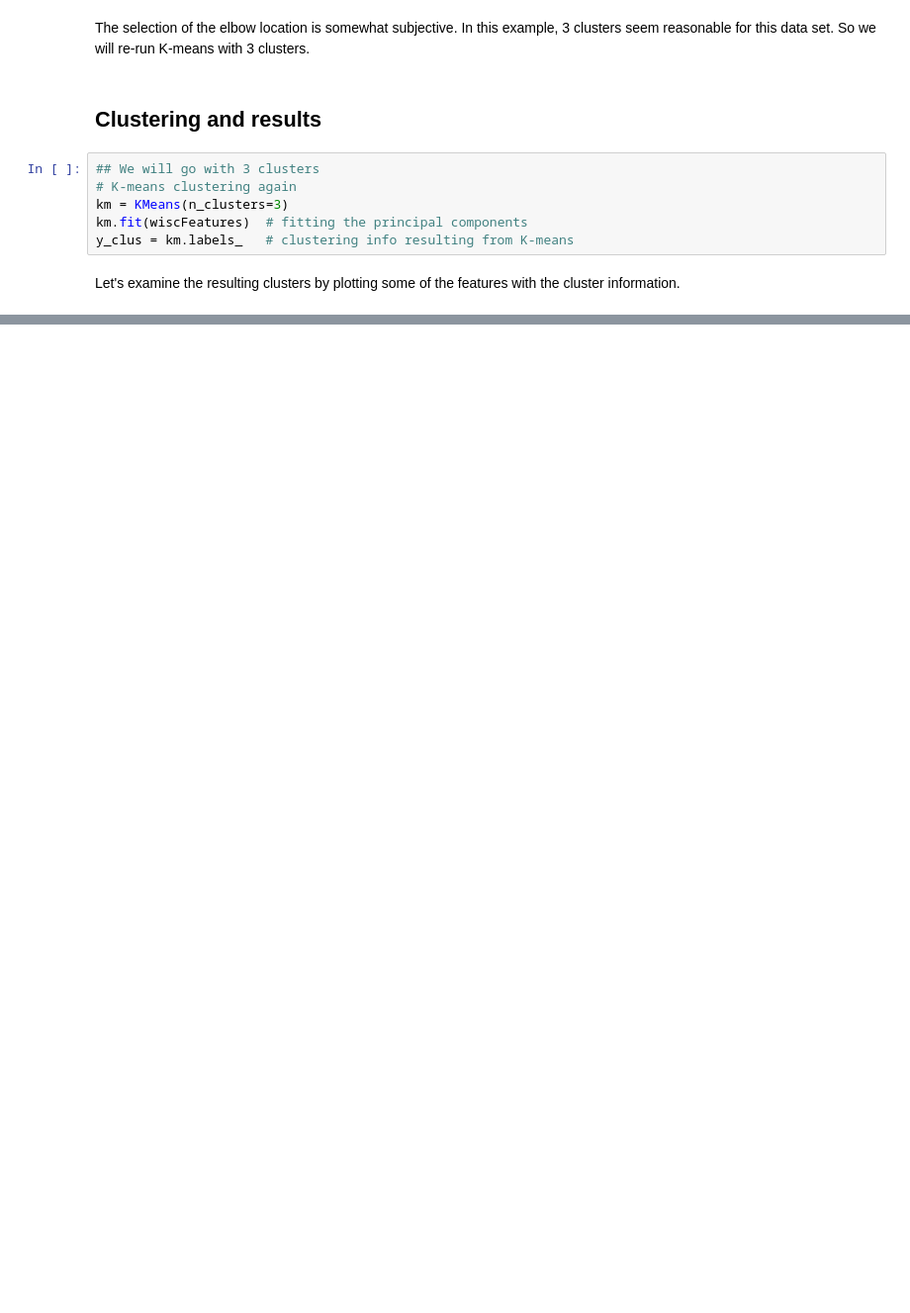
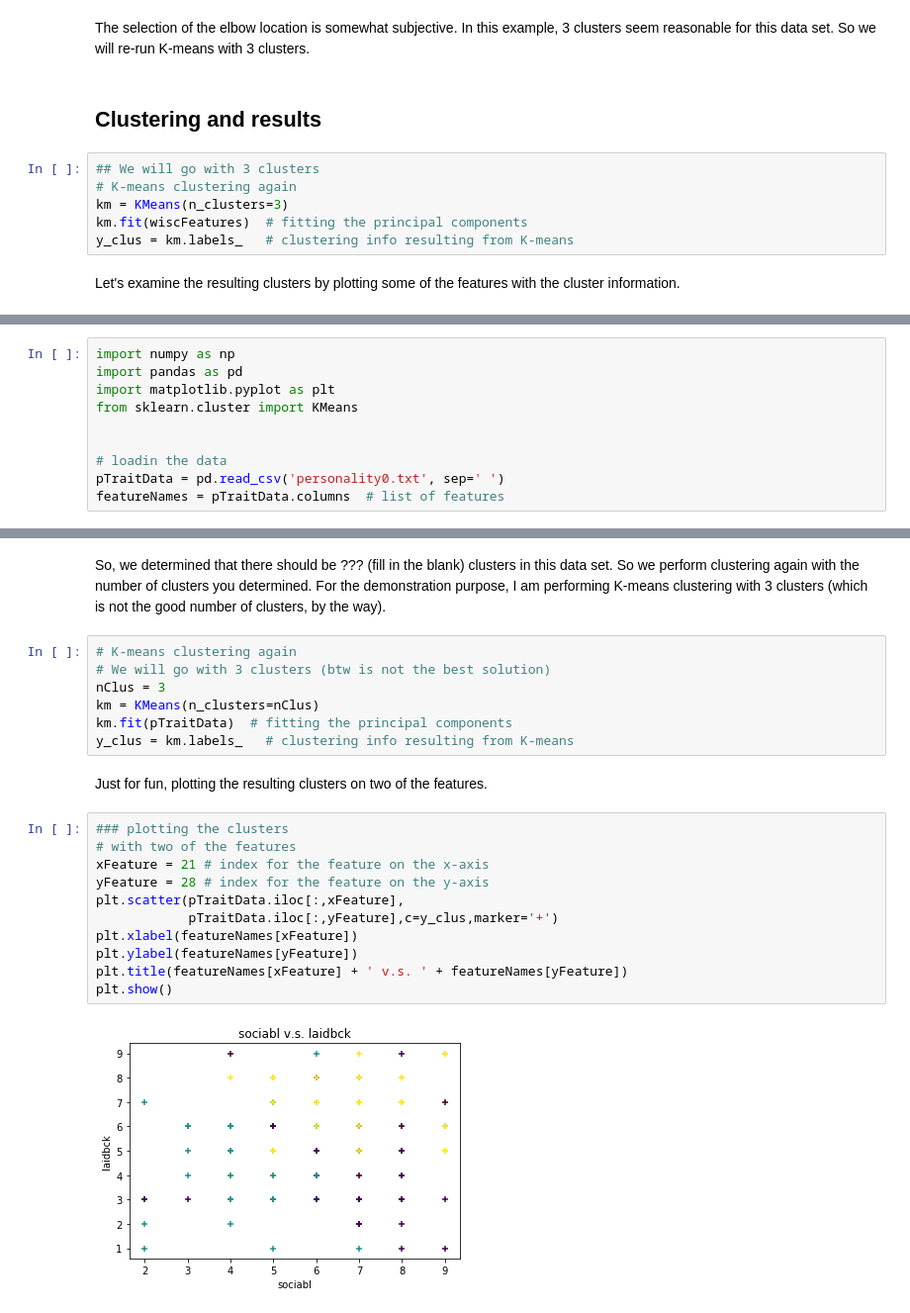
Before and after one commit to sathayas/JupyterPythonFall2019, a Jupyter notebook: Clustering.ipynb, the cells around one changed output, grey strips where cells are left out. Shown: that part at 99% size. Drawn from its saved outputs; the diff is of its cells as text; blank space fills up the shorter version.

```diff
--- a/Clustering.ipynb
+++ b/Clustering.ipynb
@@ -355,0 +366,10 @@ plt.show()
+# %%
+import numpy as np
+import pandas as pd
+import matplotlib.pyplot as plt
+from sklearn.cluster import KMeans
+
+
+# loadin the data
+pTraitData = pd.read_csv('personality0.txt', sep=' ')
+featureNames = pTraitData.columns  # list of features
@@ -355,0 +381,24 @@ plt.show()
+# %% [markdown]
+So, we determined that there should be ??? (fill in the blank) clusters in this data set. So we perform clustering again with the number of clusters you determined. For the demonstration purpose, I am performing K-means clustering with 3 clusters (which is not the good number of clusters, by the way).
+# %%
+# K-means clustering again
+# We will go with 3 clusters (btw is not the best solution)
+nClus = 3
+km = KMeans(n_clusters=nClus)
+km.fit(pTraitData)  # fitting the principal components
+y_clus = km.labels_   # clustering info resulting from K-means
+# %% [markdown]
+Just for fun, plotting the resulting clusters on two of the features.
+# %%
+### plotting the clusters
+# with two of the features
+xFeature = 21 # index for the feature on the x-axis
+yFeature = 28 # index for the feature on the y-axis
+plt.scatter(pTraitData.iloc[:,xFeature],
+            pTraitData.iloc[:,yFeature],c=y_clus,marker='+')
+plt.xlabel(featureNames[xFeature])
+plt.ylabel(featureNames[yFeature])
+plt.title(featureNames[xFeature] + ' v.s. ' + featureNames[yFeature])
+plt.show()
+# %% [output]
+[figure, added]
```
Also changed, not shown: parts of 19 cells of this notebook.
